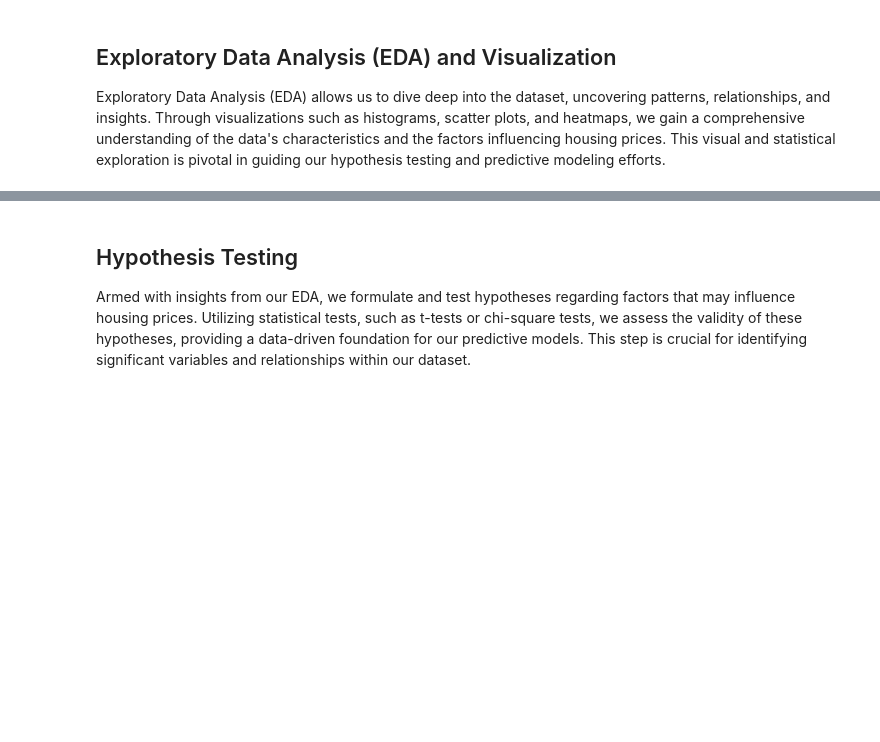
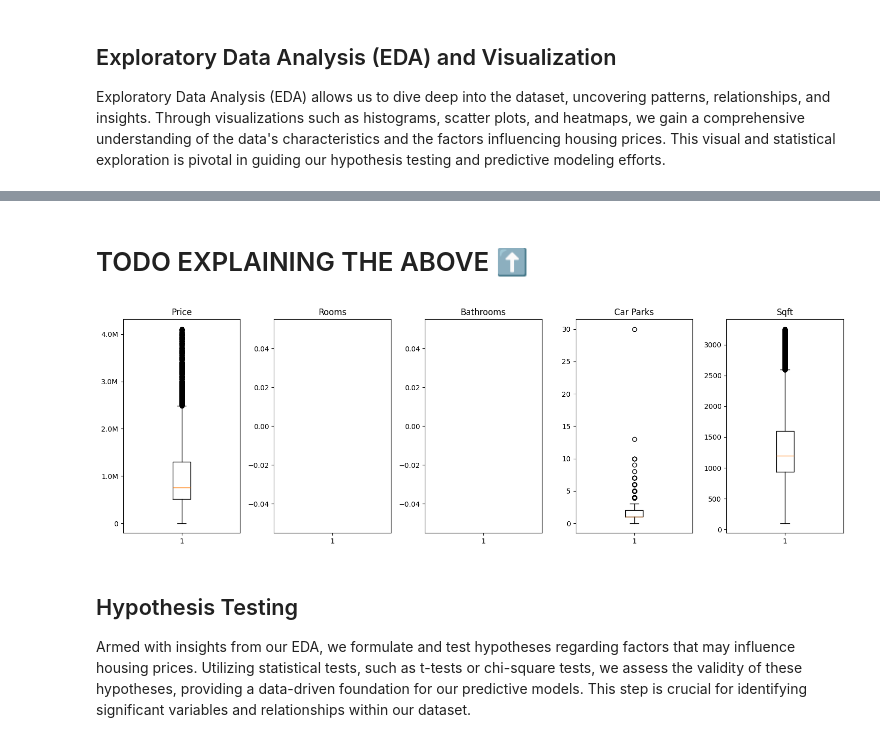
Before and after one commit to Zeqhx/Machine-Learning-Project, a Jupyter notebook: wif3009project/main.ipynb, the cells around one changed output, grey strips where cells are left out. Cells and saved outputs as stored; diff of their text form; code cells hidden in the pictures; blank space fills up the shorter version.

```diff
--- a/wif3009project/main.ipynb
+++ b/wif3009project/main.ipynb
@@ -316,3 +399,31 @@ Exploratory Data Analysis (EDA) allows us to dive deep into the dataset, uncover
+# %% [markdown]
+# TODO EXPLAINING THE ABOVE ⬆️
+# %%
+
+# Create subplots for box plots
+fig, axs = plt.subplots(1, 5, figsize=(15, 5))
+
+# Plot box plots for 'Price', 'Rooms', 'Bathrooms', 'Car Parks', and 'Sqft'
+axs[0].boxplot(df['Price'])
+axs[0].set_title('Price')
+axs[0].yaxis.set_major_formatter(ticker.FuncFormatter(custom_formatter))
+
+axs[1].boxplot(df['Rooms'])
+axs[1].set_title('Rooms')
+axs[2].boxplot(df['Bathrooms'])
+axs[2].set_title('Bathrooms')
+axs[3].boxplot(df['Car Parks'])
+axs[3].set_title('Car Parks')
+axs[4].boxplot(df['Sqft'])
+axs[4].set_title('Sqft')
+
+# Adjust spacing between subplots
+plt.tight_layout()
+
+# Show the plots
+plt.show()
+# %% [output]
+[figure, added]
 # %% [markdown]
 ## Hypothesis Testing
 
```
Also changed, not shown: parts of 5 cells of this notebook.
